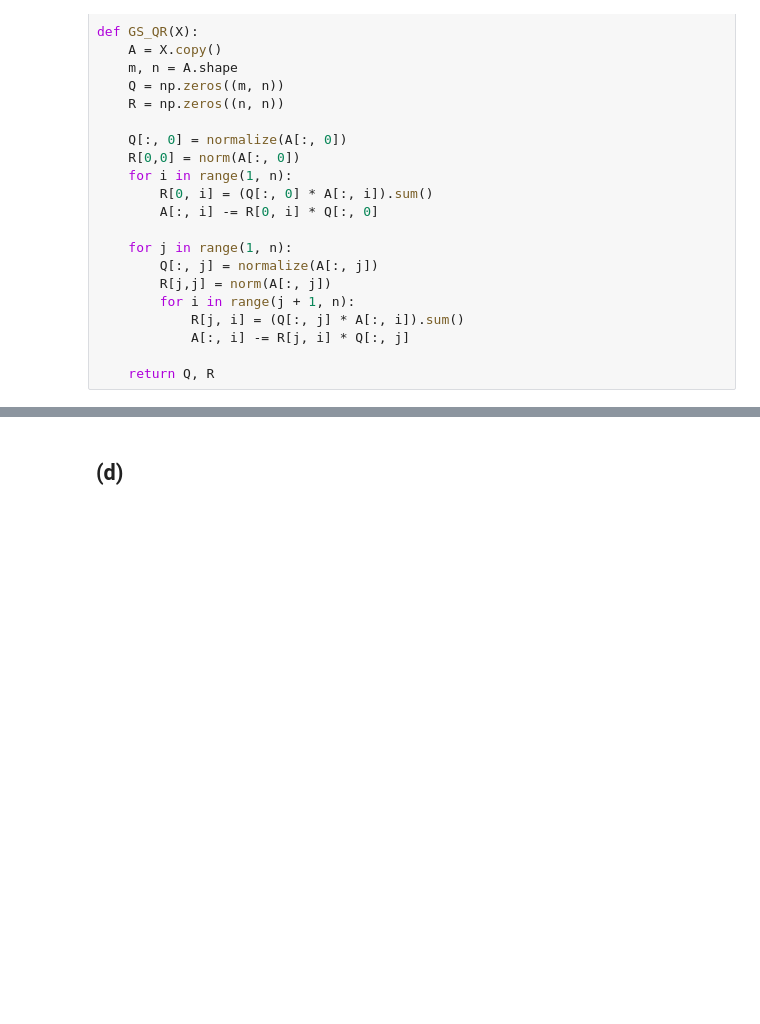
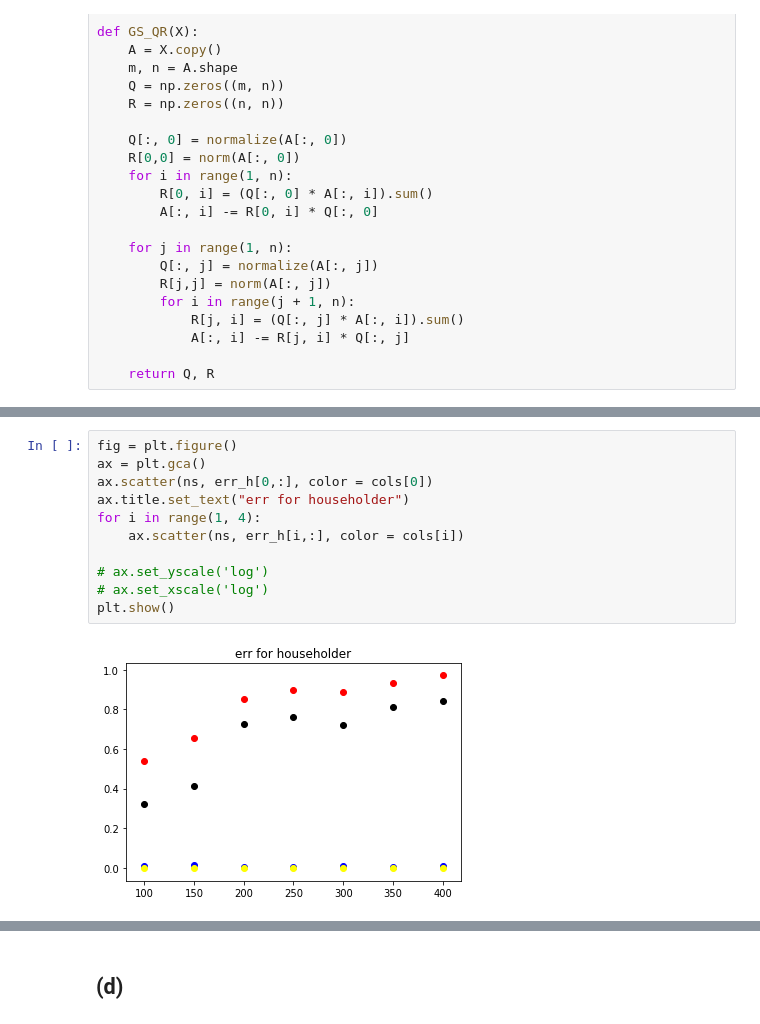
Before and after one commit to zihao12/stat309-hw, a Jupyter notebook: hw3.ipynb, the cells around one changed output, grey strips where cells are left out. Saved outputs shown, nothing was run; the diff lists cells and outputs as text; blank space fills up the shorter version.

```diff
--- a/hw3.ipynb
+++ b/hw3.ipynb
@@ -73,0 +226,13 @@ def House_QR(X):
+# %%
+fig = plt.figure()
+ax = plt.gca()
+ax.scatter(ns, err_h[0,:], color = cols[0])
+ax.title.set_text("err for householder")
+for i in range(1, 4):
+    ax.scatter(ns, err_h[i,:], color = cols[i])
+
+# ax.set_yscale('log')
+# ax.set_xscale('log')
+plt.show()
+# %% [output]
+[figure, added]
```
Also changed, not shown: parts of 15 cells of this notebook.
